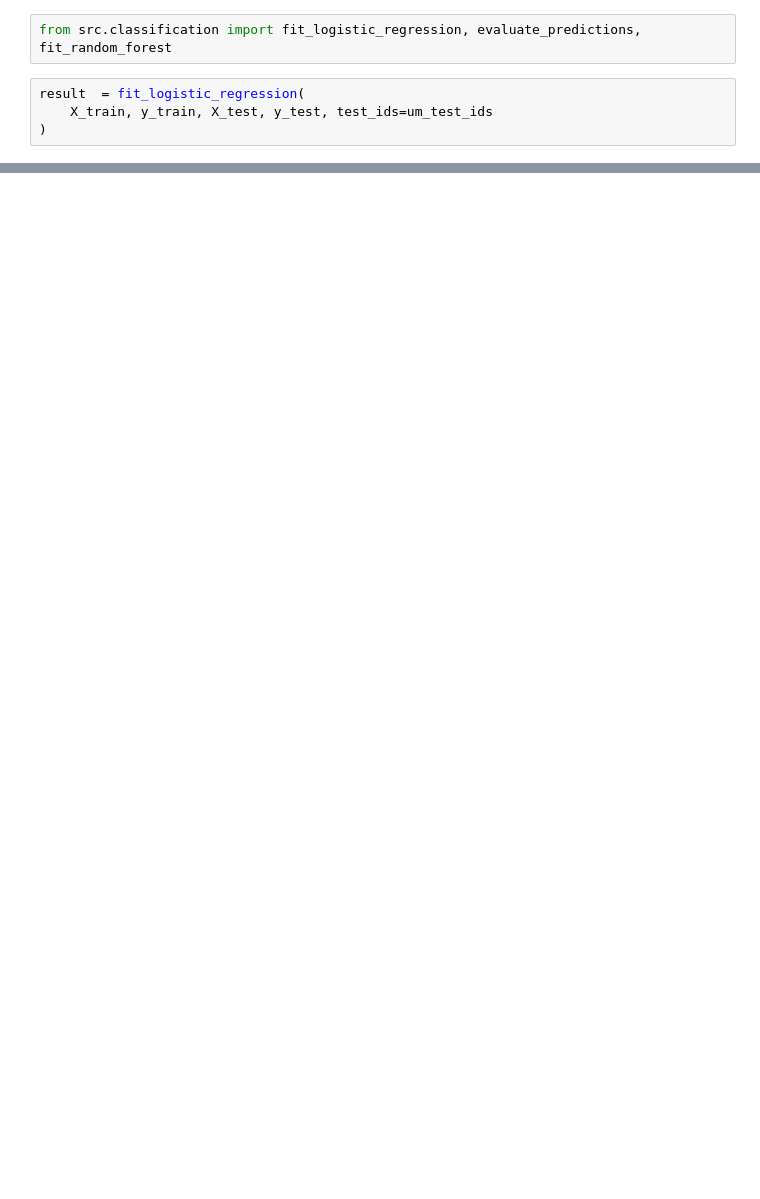
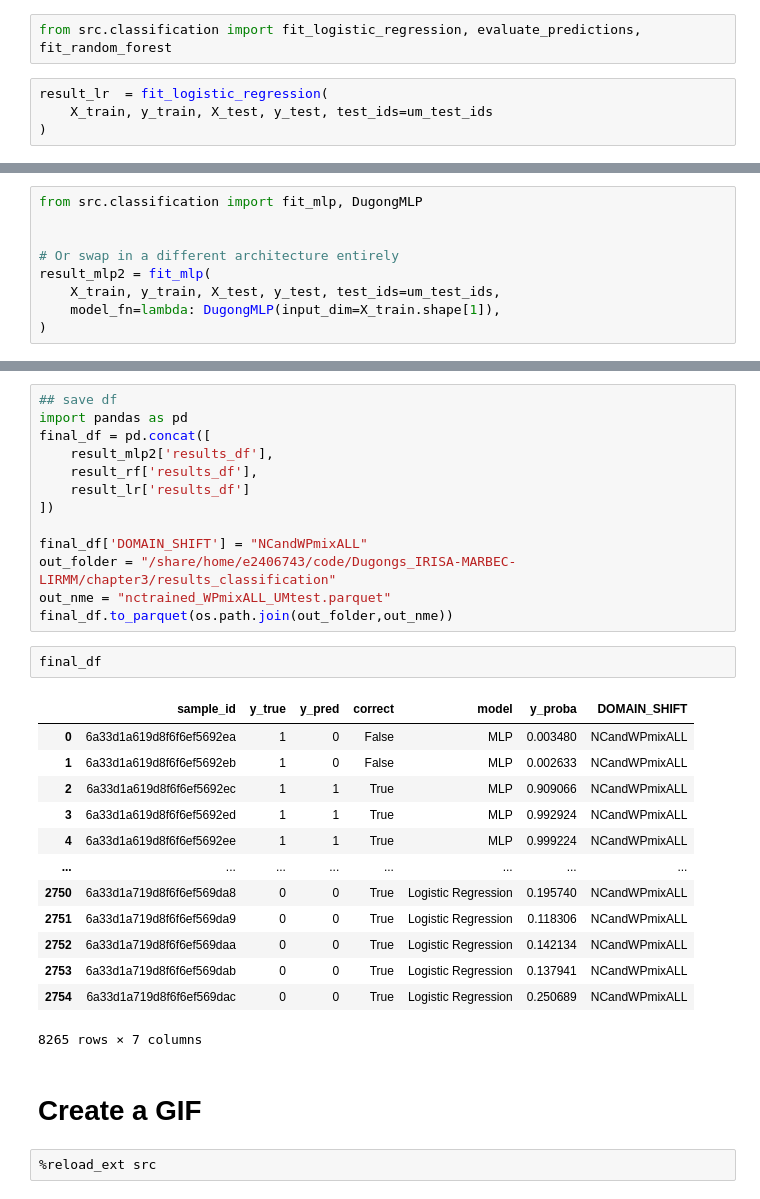
Before and after one commit to emanuel-gf/Dugongs_IRISA-MARBEC-LIRMM, a Jupyter notebook: chapter3/classification.ipynb, the cells around one changed output, grey strips where cells are left out. Cells and saved outputs as stored; diff of their text form; blank space fills up the shorter version.

Commit message:
-- save progress = resutls of classification

```diff
--- a/chapter3/classification.ipynb
+++ b/chapter3/classification.ipynb
@@ -140,7 +210,7 @@ X_test  = normalize(X_test,  norm="l2")
 # %%
 from src.classification import fit_logistic_regression, evaluate_predictions, fit_random_forest
 # %%
-result  = fit_logistic_regression(
+result_lr  = fit_logistic_regression(
     X_train, y_train, X_test, y_test, test_ids=um_test_ids
 )
 # %% [output]
@@ -195,0 +324,9 @@ weighted avg       0.99      0.99      0.99      2755
+# %%
+from src.classification import fit_mlp, DugongMLP
+
+
+# Or swap in a different architecture entirely
+result_mlp2 = fit_mlp(
+    X_train, y_train, X_test, y_test, test_ids=um_test_ids,
+    model_fn=lambda: DugongMLP(input_dim=X_train.shape[1]),
+)
@@ -195,0 +395,33 @@ weighted avg       0.99      0.99      0.99      2755
+# %%
+## save df
+import pandas as pd
+final_df = pd.concat([
+    result_mlp2['results_df'],
+    result_rf['results_df'],
+    result_lr['results_df']
+])
+
+final_df['DOMAIN_SHIFT'] = "NCandWPmixALL"
+out_folder = "/share/home/e2406743/code/Dugongs_IRISA-MARBEC-LIRMM/chapter3/results_classification"
+out_nme = "nctrained_WPmixALL_UMtest.parquet"
+final_df.to_parquet(os.path.join(out_folder,out_nme))
+# %%
+final_df
+# %% [output]
+|  | sample_id | y_true | y_pred | correct | model | y_proba | DOMAIN_SHIFT |
+| 0 | 6a33d1a619d8f6f6ef5692ea | 1 | 0 | False | MLP | 0.003480 | NCandWPmixALL |
+| 1 | 6a33d1a619d8f6f6ef5692eb | 1 | 0 | False | MLP | 0.002633 | NCandWPmixALL |
+| 2 | 6a33d1a619d8f6f6ef5692ec | 1 | 1 | True | MLP | 0.909066 | NCandWPmixALL |
+| 3 | 6a33d1a619d8f6f6ef5692ed | 1 | 1 | True | MLP | 0.992924 | NCandWPmixALL |
+| 4 | 6a33d1a619d8f6f6ef5692ee | 1 | 1 | True | MLP | 0.999224 | NCandWPmixALL |
+| ... | ... | ... | ... | ... | ... | ... | ... |
+| 2750 | 6a33d1a719d8f6f6ef569da8 | 0 | 0 | True | Logistic Regression | 0.195740 | NCandWPmixALL |
+| 2751 | 6a33d1a719d8f6f6ef569da9 | 0 | 0 | True | Logistic Regression | 0.118306 | NCandWPmixALL |
+| 2752 | 6a33d1a719d8f6f6ef569daa | 0 | 0 | True | Logistic Regression | 0.142134 | NCandWPmixALL |
+| 2753 | 6a33d1a719d8f6f6ef569dab | 0 | 0 | True | Logistic Regression | 0.137941 | NCandWPmixALL |
+| 2754 | 6a33d1a719d8f6f6ef569dac | 0 | 0 | True | Logistic Regression | 0.250689 | NCandWPmixALL |
+8265 rows × 7 columns
+# %% [markdown]
+# Create a GIF
+# %%
+%reload_ext src
```
Also changed, not shown: parts of 29 cells of this notebook, 6 other files.
